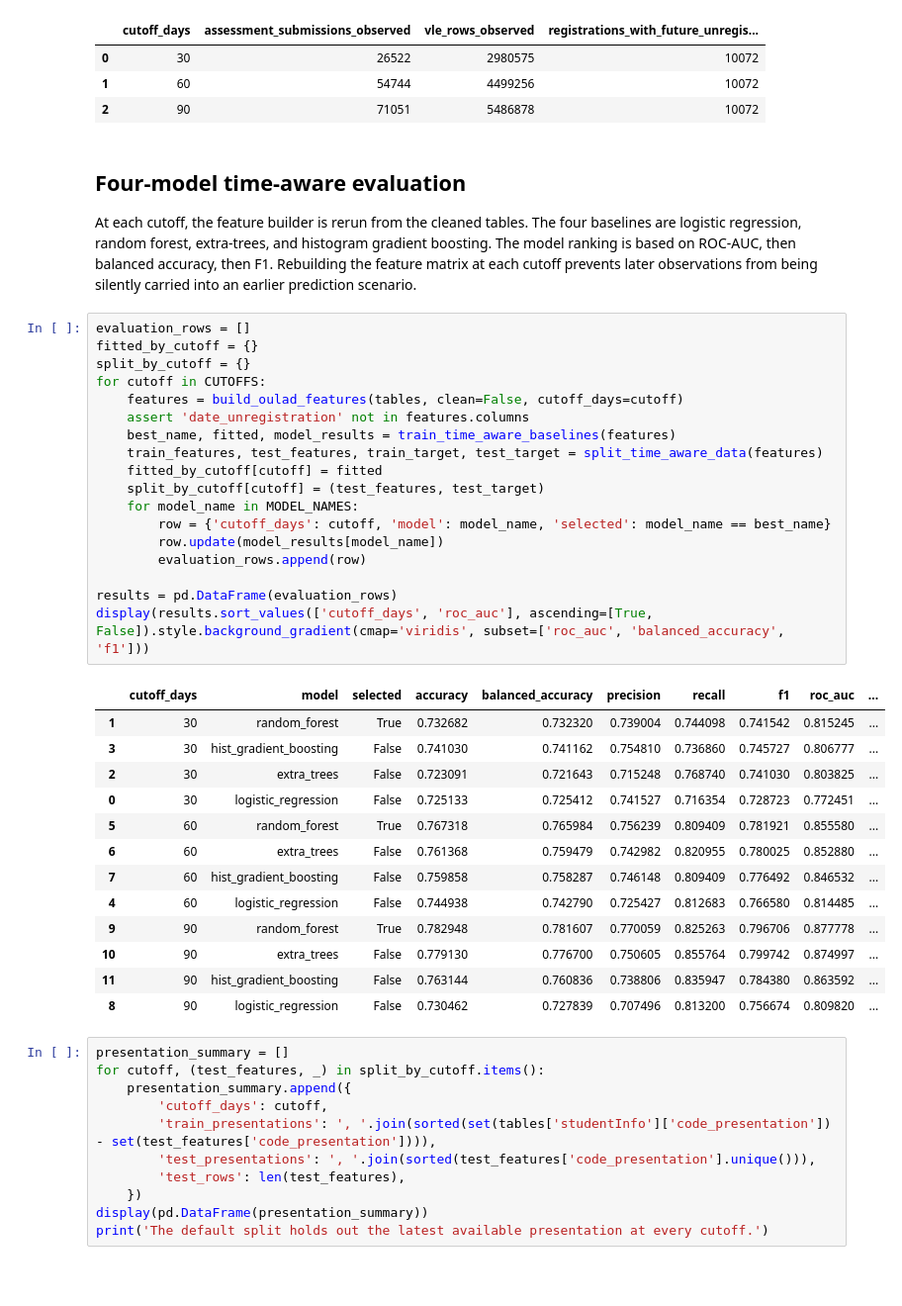
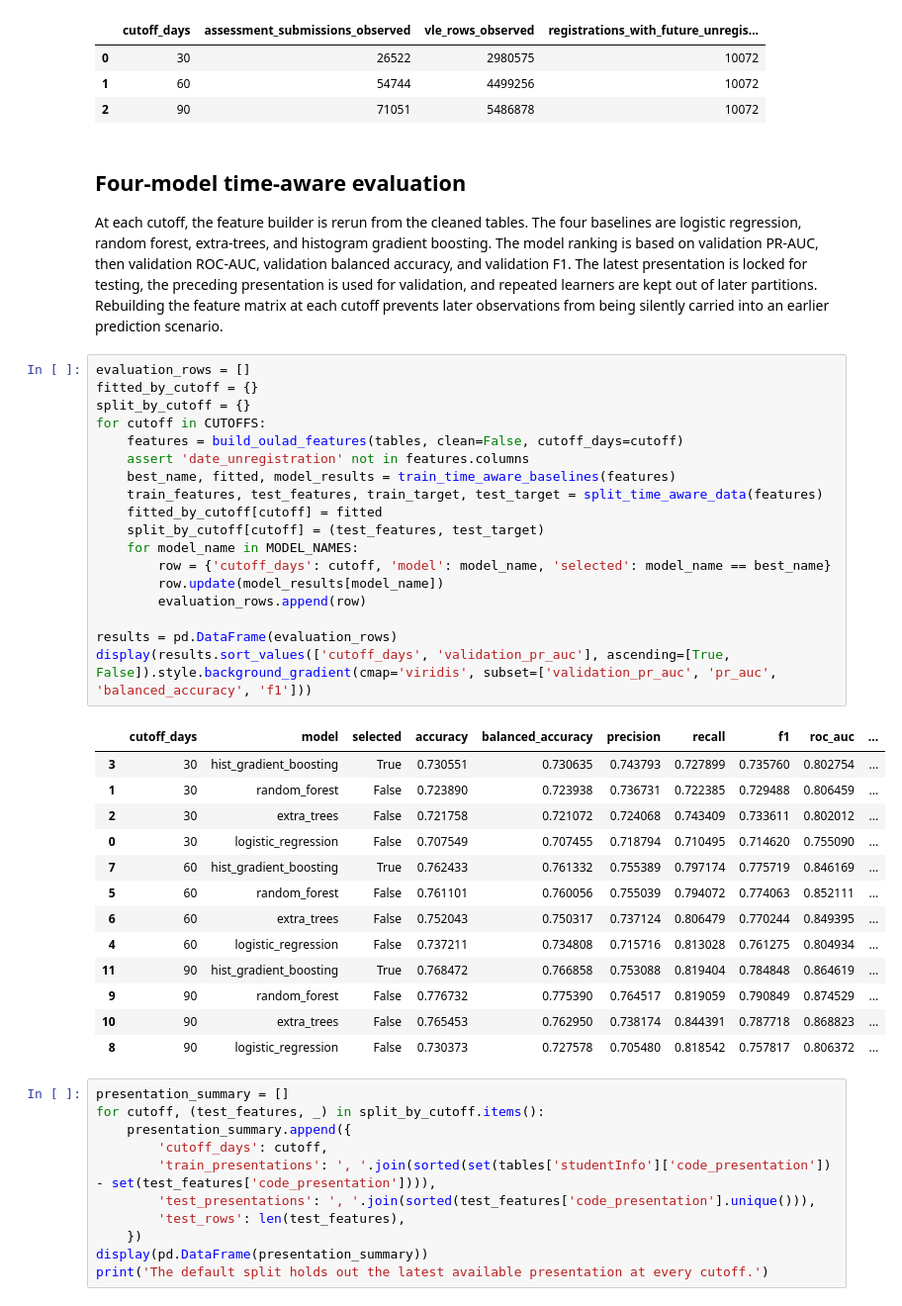
Before and after one commit to Rafi-Sojan/Smart-Study-Planner, a Jupyter notebook: notebooks/04_oulad_early_warning_evaluation.ipynb, the cells around one changed output. Shown at 99% size. Saved outputs shown, nothing was run; the diff lists cells and outputs as text; blank space fills up the shorter version.

```diff
--- a/notebooks/04_oulad_early_warning_evaluation.ipynb
+++ b/notebooks/04_oulad_early_warning_evaluation.ipynb
@@ -67,39 +67,39 @@ display(availability_df.style.background_gradient(cmap='YlGnBu'))
 # %% [markdown]
 ## Four-model time-aware evaluation
 
-At each cutoff, the feature builder is rerun from the cleaned tables. The four baselines are logistic regression, random forest, extra-trees, and histogram gradient boosting. The model ranking is based on ROC-AUC, then balanced accuracy, then F1. Rebuilding the feature matrix at each cutoff prevents later observations from being silently carried into an earlier prediction scenario.
+At each cutoff, the feature builder is rerun from the cleaned tables. The four baselines are logistic regression, random forest, extra-trees, and histogram gradient boosting. The model ranking is based on validation PR-AUC, then validation ROC-AUC, validation balanced accuracy, and validation F1. The latest presentation is locked for testing, the preceding presentation is used for validation, and repeated learners are kept out of later partitions. Rebuilding the feature matrix at each cutoff prevents later observations from being silently carried into an earlier prediction scenario.
 # %%
 evaluation_rows = []
 fitted_by_cutoff = {}
 split_by_cutoff = {}
 for cutoff in CUTOFFS:
     features = build_oulad_features(tables, clean=False, cutoff_days=cutoff)
     assert 'date_unregistration' not in features.columns
     best_name, fitted, model_results = train_time_aware_baselines(features)
     train_features, test_features, train_target, test_target = split_time_aware_data(features)
     fitted_by_cutoff[cutoff] = fitted
     split_by_cutoff[cutoff] = (test_features, test_target)
     for model_name in MODEL_NAMES:
         row = {'cutoff_days': cutoff, 'model': model_name, 'selected': model_name == best_name}
         row.update(model_results[model_name])
         evaluation_rows.append(row)
 
 results = pd.DataFrame(evaluation_rows)
-display(results.sort_values(['cutoff_days', 'roc_auc'], ascending=[True, False]).style.background_gradient(cmap='viridis', subset=['roc_auc', 'balanced_accuracy', 'f1']))
+display(results.sort_values(['cutoff_days', 'validation_pr_auc'], ascending=[True, False]).style.background_gradient(cmap='viridis', subset=['validation_pr_auc', 'pr_auc', 'balanced_accuracy', 'f1']))
 # %% [output]
 |  | cutoff_days | model | selected | accuracy | balanced_accuracy | precision | recall | f1 | roc_auc | ... |
-| 1 | 30 | random_forest | True | 0.732682 | 0.732320 | 0.739004 | 0.744098 | 0.741542 | 0.815245 | ... |
-| 3 | 30 | hist_gradient_boosting | False | 0.741030 | 0.741162 | 0.754810 | 0.736860 | 0.745727 | 0.806777 | ... |
-| 2 | 30 | extra_trees | False | 0.723091 | 0.721643 | 0.715248 | 0.768740 | 0.741030 | 0.803825 | ... |
-| 0 | 30 | logistic_regression | False | 0.725133 | 0.725412 | 0.741527 | 0.716354 | 0.728723 | 0.772451 | ... |
-| 5 | 60 | random_forest | True | 0.767318 | 0.765984 | 0.756239 | 0.809409 | 0.781921 | 0.855580 | ... |
-| 6 | 60 | extra_trees | False | 0.761368 | 0.759479 | 0.742982 | 0.820955 | 0.780025 | 0.852880 | ... |
-| 7 | 60 | hist_gradient_boosting | False | 0.759858 | 0.758287 | 0.746148 | 0.809409 | 0.776492 | 0.846532 | ... |
-| 4 | 60 | logistic_regression | False | 0.744938 | 0.742790 | 0.725427 | 0.812683 | 0.766580 | 0.814485 | ... |
-| 9 | 90 | random_forest | True | 0.782948 | 0.781607 | 0.770059 | 0.825263 | 0.796706 | 0.877778 | ... |
-| 10 | 90 | extra_trees | False | 0.779130 | 0.776700 | 0.750605 | 0.855764 | 0.799742 | 0.874997 | ... |
-| 11 | 90 | hist_gradient_boosting | False | 0.763144 | 0.760836 | 0.738806 | 0.835947 | 0.784380 | 0.863592 | ... |
-| 8 | 90 | logistic_regression | False | 0.730462 | 0.727839 | 0.707496 | 0.813200 | 0.756674 | 0.809820 | ... |
+| 3 | 30 | hist_gradient_boosting | True | 0.730551 | 0.730635 | 0.743793 | 0.727899 | 0.735760 | 0.802754 | ... |
+| 1 | 30 | random_forest | False | 0.723890 | 0.723938 | 0.736731 | 0.722385 | 0.729488 | 0.806459 | ... |
+| 2 | 30 | extra_trees | False | 0.721758 | 0.721072 | 0.724068 | 0.743409 | 0.733611 | 0.802012 | ... |
+| 0 | 30 | logistic_regression | False | 0.707549 | 0.707455 | 0.718794 | 0.710495 | 0.714620 | 0.755090 | ... |
+| 7 | 60 | hist_gradient_boosting | True | 0.762433 | 0.761332 | 0.755389 | 0.797174 | 0.775719 | 0.846169 | ... |
+| 5 | 60 | random_forest | False | 0.761101 | 0.760056 | 0.755039 | 0.794072 | 0.774063 | 0.852111 | ... |
+| 6 | 60 | extra_trees | False | 0.752043 | 0.750317 | 0.737124 | 0.806479 | 0.770244 | 0.849395 | ... |
+| 4 | 60 | logistic_regression | False | 0.737211 | 0.734808 | 0.715716 | 0.813028 | 0.761275 | 0.804934 | ... |
+| 11 | 90 | hist_gradient_boosting | True | 0.768472 | 0.766858 | 0.753088 | 0.819404 | 0.784848 | 0.864619 | ... |
+| 9 | 90 | random_forest | False | 0.776732 | 0.775390 | 0.764517 | 0.819059 | 0.790849 | 0.874529 | ... |
+| 10 | 90 | extra_trees | False | 0.765453 | 0.762950 | 0.738174 | 0.844391 | 0.787718 | 0.868823 | ... |
+| 8 | 90 | logistic_regression | False | 0.730373 | 0.727578 | 0.705480 | 0.818542 | 0.757817 | 0.806372 | ... |
 # %%
 presentation_summary = []
 for cutoff, (test_features, _) in split_by_cutoff.items():
```
Also changed, not shown: parts of 2 cells of this notebook, 47 other files.
